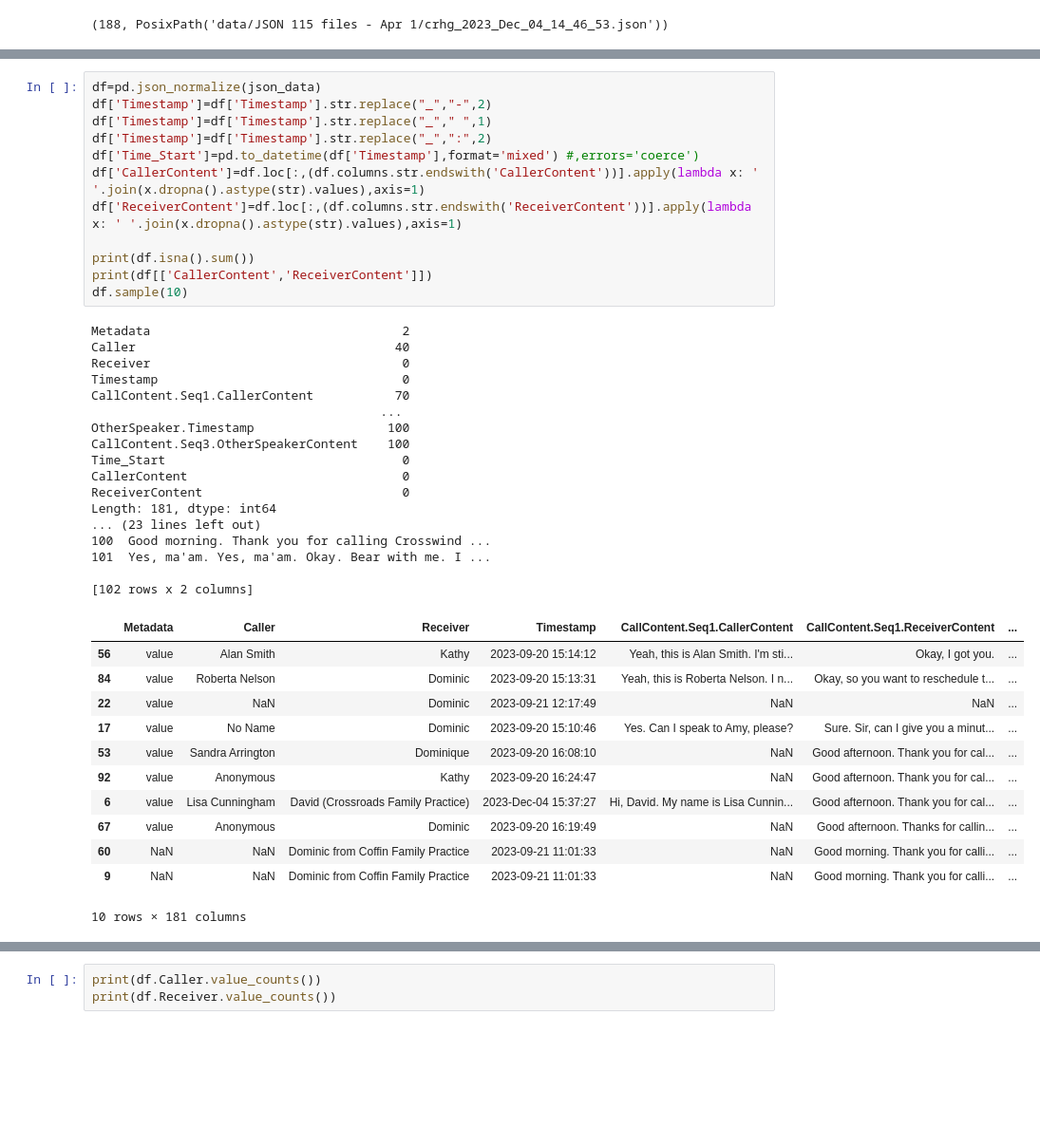
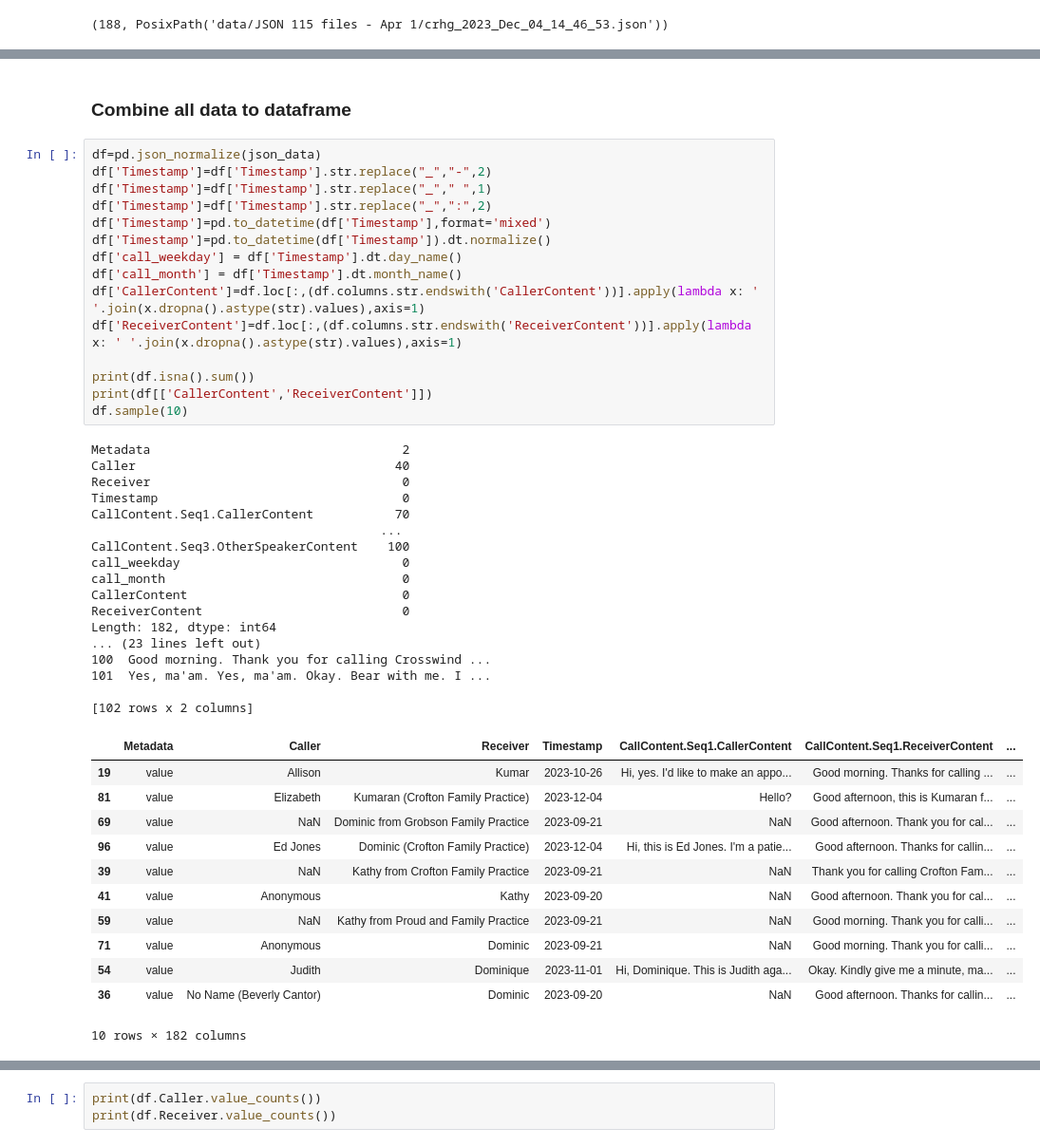
Before and after one commit to usct01/data-prod, a Jupyter notebook: src/main/python/01_data_processing.ipynb, the cells around one changed output, grey strips where cells are left out. Shown at 95% size. Drawn from its saved outputs; the diff is of its cells as text; blank space fills up the shorter version.

```diff
--- a/src/main/python/01_data_processing.ipynb
+++ b/src/main/python/01_data_processing.ipynb
@@ -39,48 +40,53 @@ print(f"Good files: {len(good_file)}, Bad files: {len(bad_file)}")
 # %% [output]
 102
 Good files: 102, Bad files: 86
+# %% [markdown]
+### Combine all data to dataframe
 # %%
 df=pd.json_normalize(json_data)
 df['Timestamp']=df['Timestamp'].str.replace("_","-",2)
 df['Timestamp']=df['Timestamp'].str.replace("_"," ",1)
 df['Timestamp']=df['Timestamp'].str.replace("_",":",2)
-df['Time_Start']=pd.to_datetime(df['Timestamp'],format='mixed') #,errors='coerce')
+df['Timestamp']=pd.to_datetime(df['Timestamp'],format='mixed')
+df['Timestamp']=pd.to_datetime(df['Timestamp']).dt.normalize()
+df['call_weekday'] = df['Timestamp'].dt.day_name()
+df['call_month'] = df['Timestamp'].dt.month_name()
 df['CallerContent']=df.loc[:,(df.columns.str.endswith('CallerContent'))].apply(lambda x: ' '.join(x.dropna().astype(str).values),axis=1)
 df['ReceiverContent']=df.loc[:,(df.columns.str.endswith('ReceiverContent'))].apply(lambda x: ' '.join(x.dropna().astype(str).values),axis=1)
 
 print(df.isna().sum())
 print(df[['CallerContent','ReceiverContent']])
 df.sample(10)
 # %% [output]
 Metadata                                  2
 Caller                                   40
 Receiver                                  0
 Timestamp                                 0
 CallContent.Seq1.CallerContent           70
                                        ...
-OtherSpeaker.Timestamp                  100
 CallContent.Seq3.OtherSpeakerContent    100
-Time_Start                                0
+call_weekday                              0
+call_month                                0
 CallerContent                             0
 ReceiverContent                           0
-Length: 181, dtype: int64
+Length: 182, dtype: int64
 ... (23 lines left out)
 100  Good morning. Thank you for calling Crosswind ...
 101  Yes, ma'am. Yes, ma'am. Okay. Bear with me. I ...
 
 [102 rows x 2 columns]
 |  | Metadata | Caller | Receiver | Timestamp | CallContent.Seq1.CallerContent | CallContent.Seq1.ReceiverContent | ... |
-| 56 | value | Alan Smith | Kathy | 2023-09-20 15:14:12 | Yeah, this is Alan Smith. I'm sti... | Okay, I got you. | ... |
-| 84 | value | Roberta Nelson | Dominic | 2023-09-20 15:13:31 | Yeah, this is Roberta Nelson. I n... | Okay, so you want to reschedule t... | ... |
-| 22 | value | NaN | Dominic | 2023-09-21 12:17:49 | NaN | NaN | ... |
-| 17 | value | No Name | Dominic | 2023-09-20 15:10:46 | Yes. Can I speak to Amy, please? | Sure. Sir, can I give you a minut... | ... |
-| 53 | value | Sandra Arrington | Dominique | 2023-09-20 16:08:10 | NaN | Good afternoon. Thank you for cal... | ... |
-| 92 | value | Anonymous | Kathy | 2023-09-20 16:24:47 | NaN | Good afternoon. Thank you for cal... | ... |
-| 6 | value | Lisa Cunningham | David (Crossroads Family Practice) | 2023-Dec-04 15:37:27 | Hi, David. My name is Lisa Cunnin... | Good afternoon. Thank you for cal... | ... |
-| 67 | value | Anonymous | Dominic | 2023-09-20 16:19:49 | NaN | Good afternoon. Thanks for callin... | ... |
-| 60 | NaN | NaN | Dominic from Coffin Family Practice | 2023-09-21 11:01:33 | NaN | Good morning. Thank you for calli... | ... |
-| 9 | NaN | NaN | Dominic from Coffin Family Practice | 2023-09-21 11:01:33 | NaN | Good morning. Thank you for calli... | ... |
+| 19 | value | Allison | Kumar | 2023-10-26 | Hi, yes. I'd like to make an appo... | Good morning. Thanks for calling ... | ... |
+| 81 | value | Elizabeth | Kumaran (Crofton Family Practice) | 2023-12-04 | Hello? | Good afternoon, this is Kumaran f... | ... |
+| 69 | value | NaN | Dominic from Grobson Family Practice | 2023-09-21 | NaN | Good afternoon. Thank you for cal... | ... |
+| 96 | value | Ed Jones | Dominic (Crofton Family Practice) | 2023-12-04 | Hi, this is Ed Jones. I'm a patie... | Good afternoon. Thanks for callin... | ... |
+| 39 | value | NaN | Kathy from Crofton Family Practice | 2023-09-21 | NaN | Thank you for calling Crofton Fam... | ... |
+| 41 | value | Anonymous | Kathy | 2023-09-20 | NaN | Good afternoon. Thank you for cal... | ... |
+| 59 | value | NaN | Kathy from Proud and Family Practice | 2023-09-21 | NaN | Good morning. Thank you for calli... | ... |
+| 71 | value | Anonymous | Dominic | 2023-09-21 | NaN | Good morning. Thank you for calli... | ... |
+| 54 | value | Judith | Dominique | 2023-11-01 | Hi, Dominique. This is Judith aga... | Okay. Kindly give me a minute, ma... | ... |
+| 36 | value | No Name (Beverly Cantor) | Dominic | 2023-09-20 | NaN | Good afternoon. Thanks for callin... | ... |
-10 rows × 181 columns
+10 rows × 182 columns
 # %%
 df.info()
 # %% [output]
```
Also changed, not shown: parts of 15 cells of this notebook.
